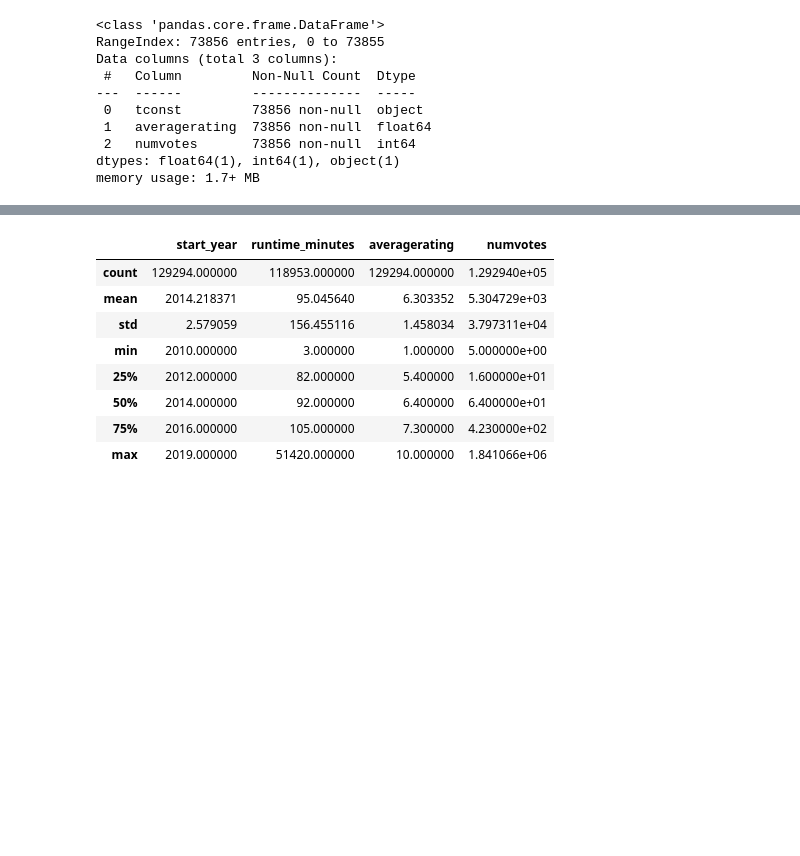
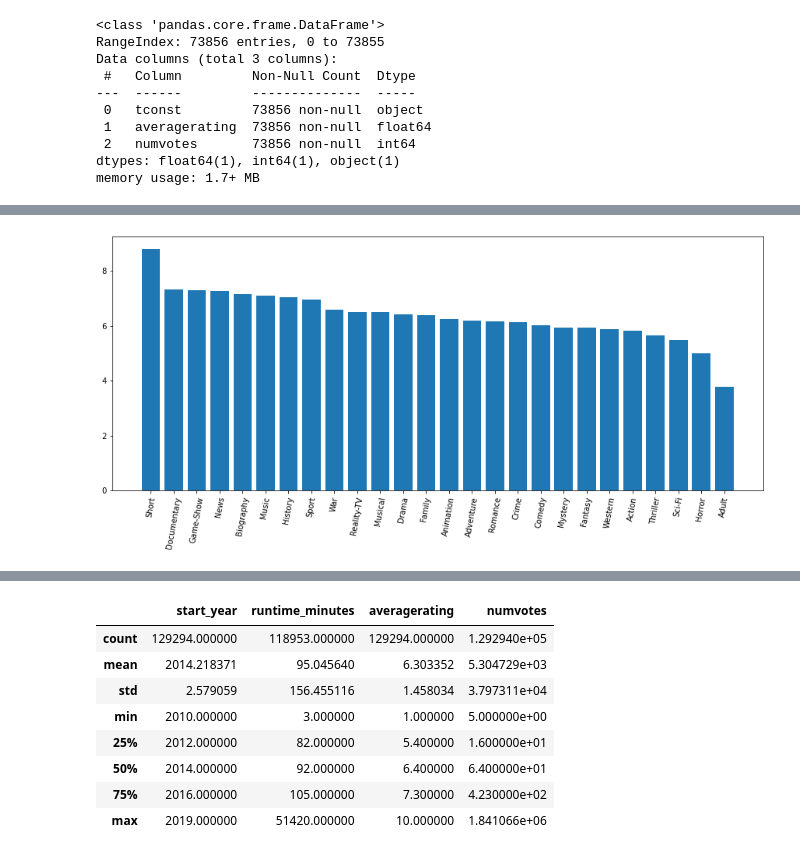
Before and after one commit to hs1692/Microsoft-Movie_Analysis, a Jupyter notebook: dsc-phase1-project-template-Copy1.ipynb, the cells around one changed output, grey strips where cells are left out. Cells and saved outputs as stored; diff of their text form; code cells hidden in the pictures; blank space fills up the shorter version.

```diff
--- a/dsc-phase1-project-template-Copy1.ipynb
+++ b/dsc-phase1-project-template-Copy1.ipynb
@@ -128,0 +134,3 @@ Out[3]
+# %%
+by_genre=df_combined.groupby('genres')['averagerating'].mean().sort_values(ascending=False)
+by_genre.head(5)
@@ -128,0 +145,7 @@ Out[3]
+# %%
+fig, ax = plt.subplots(figsize=(15, 6))
+
+ax.bar(x=by_genre.index, height=by_genre)
+ax.set_xticklabels(labels=by_genre.index, rotation=80);
+# %% [output]
+[figure, added]
```
Also changed, not shown: parts of 36 cells of this notebook.
